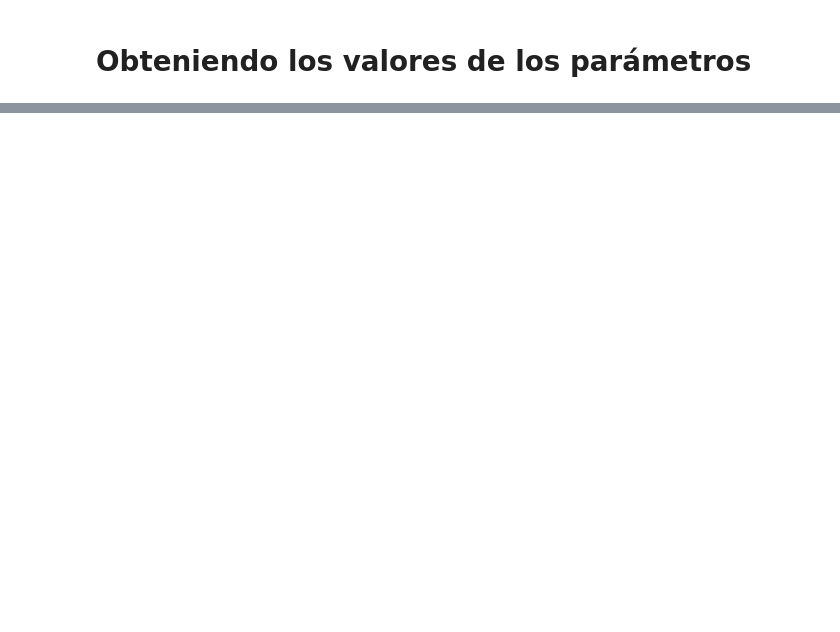
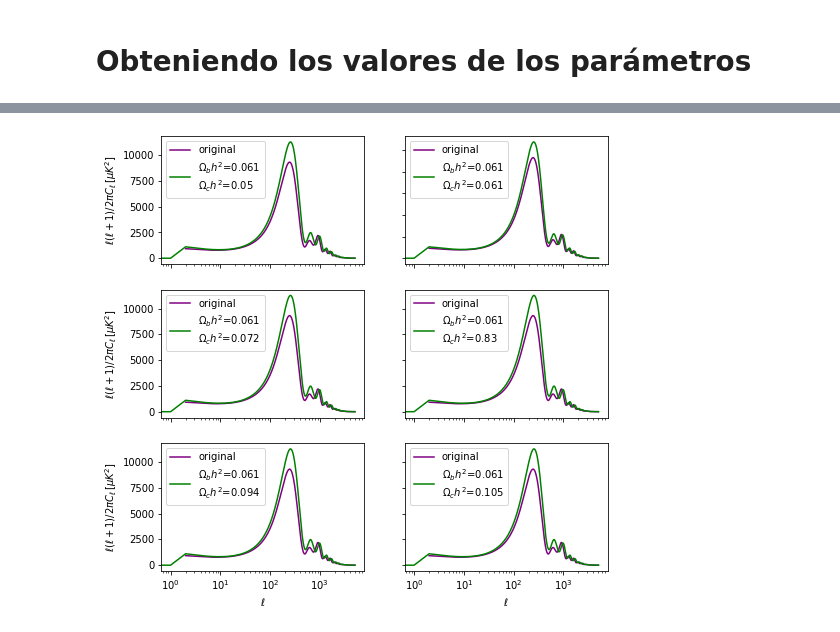
Before and after one commit to Cony06/mapacmb, a Jupyter notebook: tarea2_parte3.ipynb, the cells around one changed output, grey strips where cells are left out. Cells and saved outputs as stored; diff of their text form; code cells hidden in the pictures; blank space fills up the shorter version.

```diff
--- a/tarea2_parte3.ipynb
+++ b/tarea2_parte3.ipynb
@@ -60,0 +393,65 @@ for ombh2 in ombh2s:
+# %%
+data = np.genfromtxt("D_ell.csv", delimiter=",", names=["x", "y"])
+data1 = np.genfromtxt("test0.061,0.05.csv", delimiter=",", names=["x", "y"])
+data2 = np.genfromtxt("test0.061,0.061.csv", delimiter=",", names=["x", "y"])
+data3 = np.genfromtxt("test0.061,0.07200000000000001.csv", delimiter=",", names=["x", "y"])
+data4 = np.genfromtxt("test0.061,0.083.csv", delimiter=",", names=["x", "y"])
+data5 = np.genfromtxt("test0.061,0.094.csv", delimiter=",", names=["x", "y"])
+data5 = np.genfromtxt("test0.061,0.105.csv", delimiter=",", names=["x", "y"])
+
+fig, axs = plt.subplots(3, 2)
+fig.set_size_inches(8, 8)
+plt.xscale('log')
+plt.xlabel('$\ell$')
+plt.ylabel('$\ell(\ell+1)/2\pi C_\ell\,[\mu K^2]$')
+
+axs[0, 0].semilogx(data['x'], data['y'],color="purple", label="original")
+axs[0, 0].semilogx(data1['x'], data1['y'],color="green", label="$\\Omega_b h^2$=0.061\n$\\Omega_c h^2$=0.05")
+#axs[0, 0].set_title('Axis [0, 0]')
+axs[0, 0].set_xlabel('$\ell$')
+axs[0, 0].set_ylabel('$\ell(\ell+1)/2\pi C_\ell\,[\mu K^2]$')
+axs[0, 0].legend(loc="upper left")
+
+axs[0, 1].semilogx(data['x'], data['y'],color="purple", label="original")
+axs[0, 1].semilogx(data2['x'], data2['y'],color="green", label="$\\Omega_b h^2$=0.061\n$\\Omega_c h^2$=0.061")
+#axs[0, 1].set_title('Axis [0, 0]')
+axs[0, 1].set_xlabel('$\ell$')
+axs[0, 1].set_ylabel('$\ell(\ell+1)/2\pi C_\ell\,[\mu K^2]$')
+axs[0, 1].legend(loc="upper left")
+
+axs[1, 0].semilogx(data['x'], data['y'],color="purple", label="original")
+axs[1, 0].semilogx(data1['x'], data1['y'],color="green", label="$\\Omega_b h^2$=0.061\n$\\Omega_c h^2$=0.072")
+#axs[1, 0].set_title('Axis [0, 0]')
+axs[1, 0].set_xlabel('$\ell$')
+axs[1, 0].set_ylabel('$\ell(\ell+1)/2\pi C_\ell\,[\mu K^2]$')
+axs[1, 0].legend(loc="upper left")
+
+axs[1, 1].semilogx(data['x'], data['y'],color="purple", label="original")
+axs[1, 1].semilogx(data1['x'], data1['y'],color="green", label="$\\Omega_b h^2$=0.061\n$\\Omega_c h^2$=0.83")
+#axs[1, 1].set_title('Axis [0, 0]')
+axs[1, 1].set_xlabel('$\ell$')
+axs[1, 1].set_ylabel('$\ell(\ell+1)/2\pi C_\ell\,[\mu K^2]$')
+axs[1, 1].legend(loc="upper left")
+
+axs[2, 0].semilogx(data['x'], data['y'],color="purple", label="original")
+axs[2, 0].semilogx(data1['x'], data1['y'],color="green", label="$\\Omega_b h^2$=0.061\n$\\Omega_c h^2$=0.094")
+#axs[2, 0].set_title('Axis [0, 0]')
+axs[2, 0].set_xlabel('$\ell$')
+axs[2, 0].set_ylabel('$\ell(\ell+1)/2\pi C_\ell\,[\mu K^2]$')
+axs[2, 0].legend(loc="upper left")
+
+axs[2, 1].semilogx(data['x'], data['y'],color="purple", label="original")
+axs[2, 1].semilogx(data1['x'], data1['y'],color="green", label="$\\Omega_b h^2$=0.061\n$\\Omega_c h^2$=0.105")
+#axs[2, 1].set_title('Axis [0, 0]')
+axs[2, 1].set_xlabel('$\ell$')
+axs[2, 1].set_ylabel('$\ell(\ell+1)/2\pi C_\ell\,[\mu K^2]$')
+axs[2, 1].legend(loc="upper left")
+
+
+
+for ax in axs.flat:
+    ax.label_outer()
+
+plt.savefig('ombh2=0,061-2', dpi=100)
+# %% [output]
+[figure, added]
```
Also changed, not shown: parts of 14 cells of this notebook, 1 other file.
